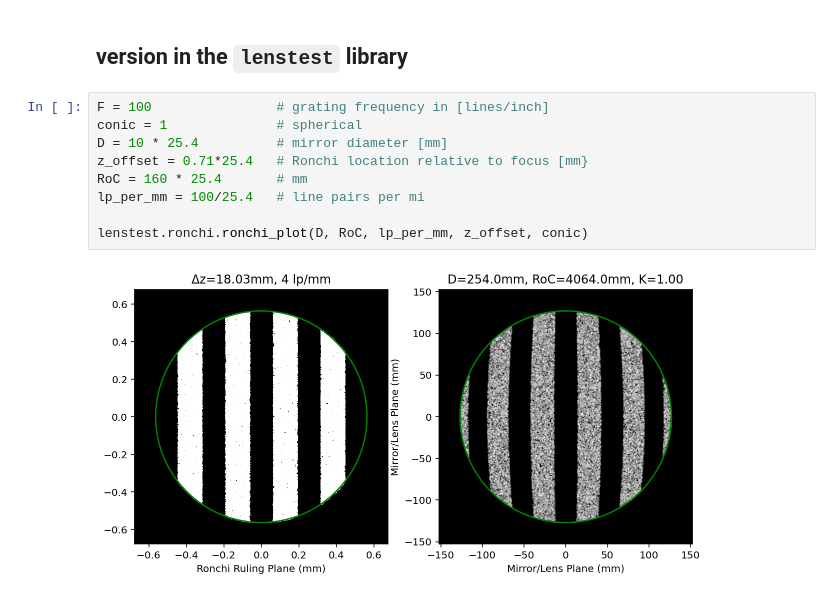
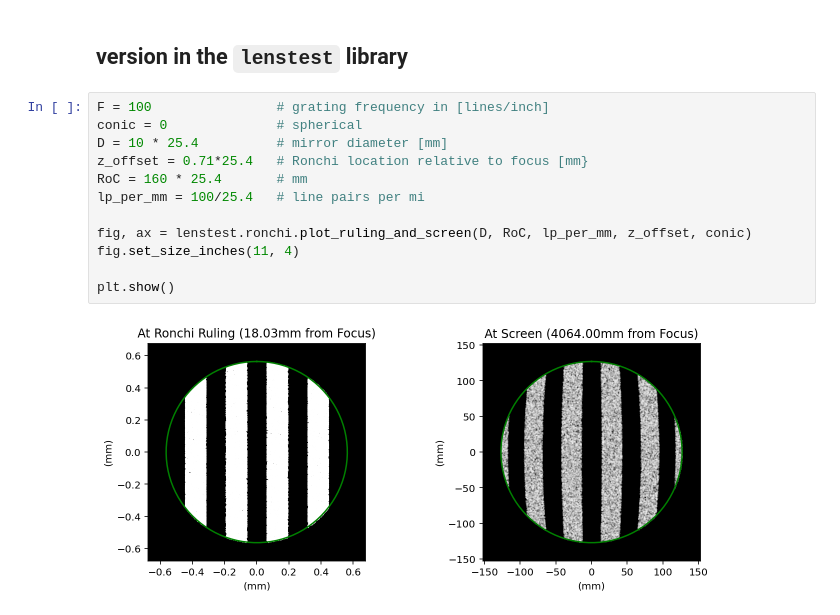
Before and after one commit to scottprahl/lenstest, a Jupyter notebook: docs/ronchi-origin.ipynb, the cells around one changed output. Saved outputs shown, nothing was run; the diff lists cells and outputs as text.

```diff
--- a/docs/ronchi-origin.ipynb
+++ b/docs/ronchi-origin.ipynb
@@ -216,12 +211,15 @@ elapsed time = 241 ms
 ## version in the `lenstest` library
 # %%
 F = 100                # grating frequency in [lines/inch]
-conic = 1              # spherical
+conic = 0              # spherical
 D = 10 * 25.4          # mirror diameter [mm]
 z_offset = 0.71*25.4   # Ronchi location relative to focus [mm}
 RoC = 160 * 25.4       # mm
 lp_per_mm = 100/25.4   # line pairs per mi
 
-lenstest.ronchi.ronchi_plot(D, RoC, lp_per_mm, z_offset, conic)
+fig, ax = lenstest.ronchi.plot_ruling_and_screen(D, RoC, lp_per_mm, z_offset, conic)
+fig.set_size_inches(11, 4)
+
+plt.show()
 # %% [output]
-[figure, old version]
+[figure, new version]
```
Also changed, not shown: parts of 6 cells of this notebook, 7 other files.
